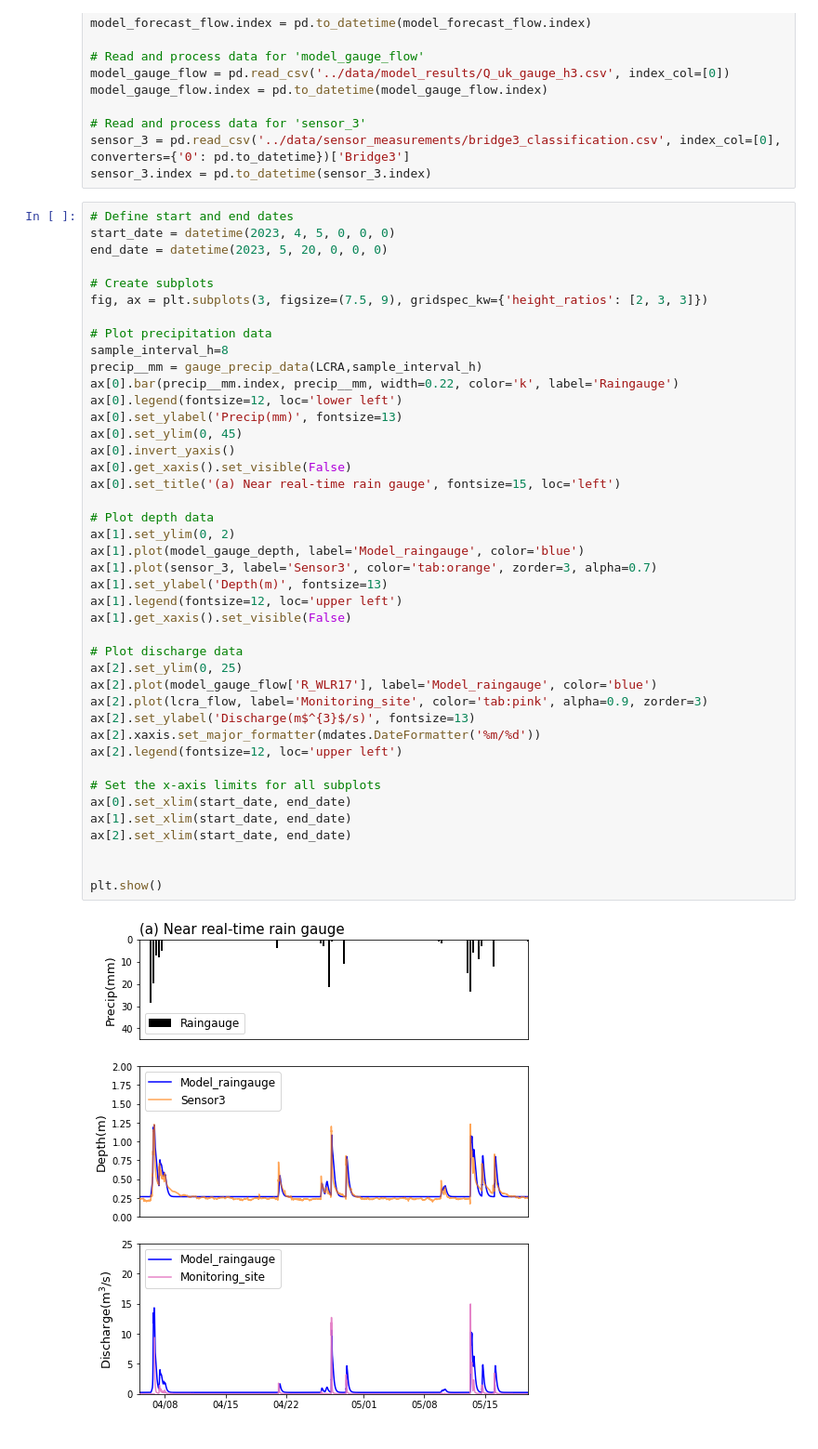
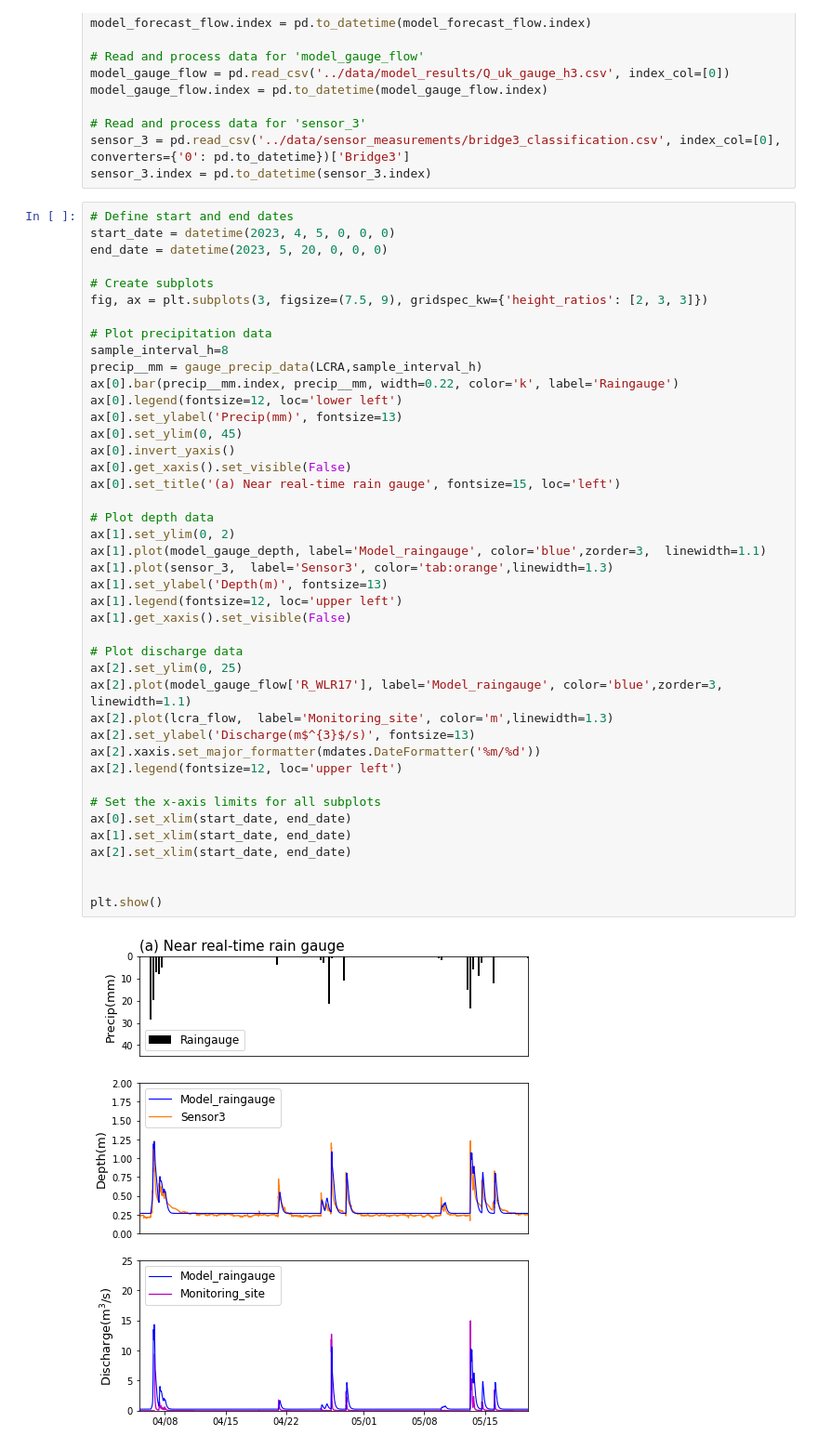
Before and after one commit to future-water/waller-creek-model, a Jupyter notebook: notebook/02 Visualization of Water Depth and Discharge in a Non-EKF Stormwater Model.ipynb, the cells around one changed output. Shown: that part at 93% size. Drawn from its saved outputs; the diff is of its cells as text.

```diff
--- a/notebook/02 Visualization of Water Depth and Discharge in a Non-EKF Stormwater Model.ipynb
+++ b/notebook/02 Visualization of Water Depth and Discharge in a Non-EKF Stormwater Model.ipynb
@@ -85,38 +85,38 @@ fig, ax = plt.subplots(3, figsize=(7.5, 9), gridspec_kw={'height_ratios': [2, 3,
 sample_interval_h=8
 precip__mm = gauge_precip_data(LCRA,sample_interval_h)
 ax[0].bar(precip__mm.index, precip__mm, width=0.22, color='k', label='Raingauge')
 ax[0].legend(fontsize=12, loc='lower left')
 ax[0].set_ylabel('Precip(mm)', fontsize=13)
 ax[0].set_ylim(0, 45)
 ax[0].invert_yaxis()
 ax[0].get_xaxis().set_visible(False)
 ax[0].set_title('(a) Near real-time rain gauge', fontsize=15, loc='left')
 
 # Plot depth data
 ax[1].set_ylim(0, 2)
-ax[1].plot(model_gauge_depth, label='Model_raingauge', color='blue')
-ax[1].plot(sensor_3, label='Sensor3', color='tab:orange', zorder=3, alpha=0.7)
+ax[1].plot(model_gauge_depth, label='Model_raingauge', color='blue',zorder=3,  linewidth=1.1)
+ax[1].plot(sensor_3,  label='Sensor3', color='tab:orange',linewidth=1.3)
 ax[1].set_ylabel('Depth(m)', fontsize=13)
 ax[1].legend(fontsize=12, loc='upper left')
 ax[1].get_xaxis().set_visible(False)
 
 # Plot discharge data
 ax[2].set_ylim(0, 25)
-ax[2].plot(model_gauge_flow['R_WLR17'], label='Model_raingauge', color='blue')
-ax[2].plot(lcra_flow, label='Monitoring_site', color='tab:pink', alpha=0.9, zorder=3)
+ax[2].plot(model_gauge_flow['R_WLR17'], label='Model_raingauge', color='blue',zorder=3,  linewidth=1.1)
+ax[2].plot(lcra_flow,  label='Monitoring_site', color='m',linewidth=1.3)
 ax[2].set_ylabel('Discharge(m$^{3}$/s)', fontsize=13)
 ax[2].xaxis.set_major_formatter(mdates.DateFormatter('%m/%d'))
 ax[2].legend(fontsize=12, loc='upper left')
 
 # Set the x-axis limits for all subplots
 ax[0].set_xlim(start_date, end_date)
 ax[1].set_xlim(start_date, end_date)
 ax[2].set_xlim(start_date, end_date)
 
 
 plt.show()
 # %% [output]
-[figure, old version]
+[figure, new version]
 # %%
 # Define start and end dates
 start_date = datetime(2023, 4, 5, 0, 0, 0)
```
Also changed, not shown: parts of 1 cell of this notebook, 30 other files.
